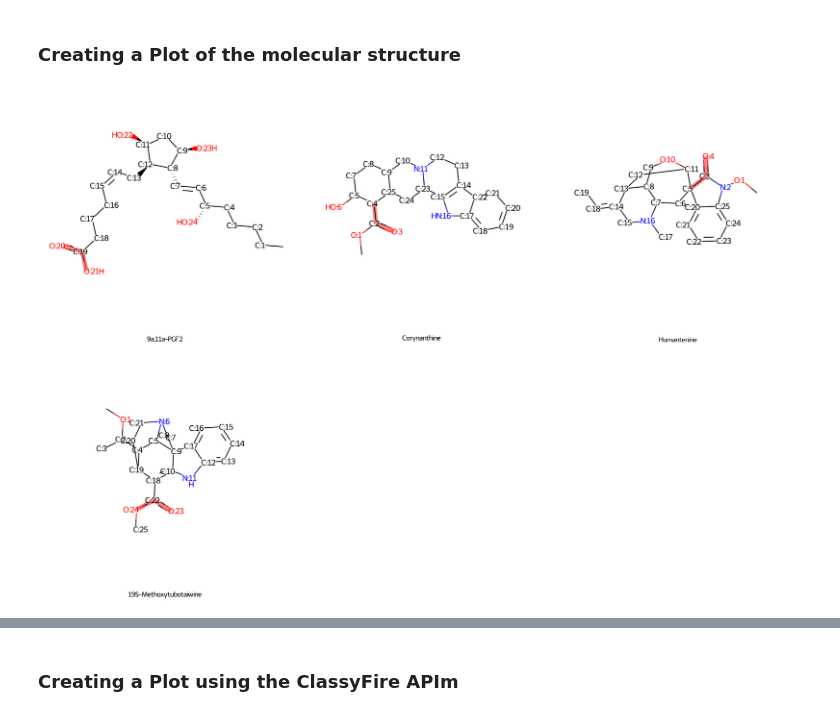
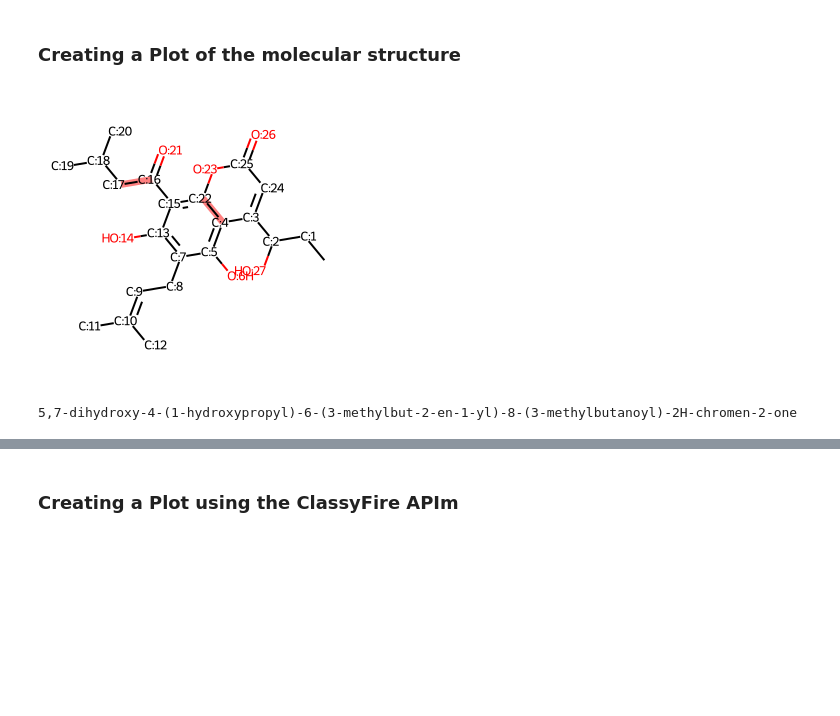
Before and after one commit to omigami/omigami, a Jupyter notebook: notebooks/spec2vec/tutorial.ipynb, the cells around one changed output, grey strips where cells are left out. Cells and saved outputs as stored; diff of their text form; code cells hidden in the pictures; blank space fills up the shorter version.

```diff
--- a/notebooks/spec2vec/tutorial.ipynb
+++ b/notebooks/spec2vec/tutorial.ipynb
@@ -107,11 +107,19 @@ plotter = MoleculePlotter()
 # %% [markdown]
 ### Creating a Plot of the molecular structure
-# %%
-plotter.plot_molecule_structure_grid(
-    spectra_matches[1],
-    draw_indices=True,
-    img_size=(600, 600),
-    substructure_highlight="C(=O)"
-)
-# %% [output]
-[figure, removed]
+# %%
+from omigami.plotting import MoleculePlotter
+plotter = MoleculePlotter()
+
+plots, legends = plotter.plot_molecule_structure(
+    spectra_matches[1],
+    draw_indices=True,
+    img_size=(300, 300),
+    substructure_highlight="C(=O)"
+)
+
+first_match = list(plots.values())[0]
+display(first_match)
+print(legends[0])
+# %% [output]
+[figure, added]
+5,7-dihydroxy-4-(1-hydroxypropyl)-6-(3-methylbut-2-en-1-yl)-8-(3-methylbutanoyl)-2H-chromen-2-one
```
Also changed, not shown: parts of 10 cells of this notebook.
